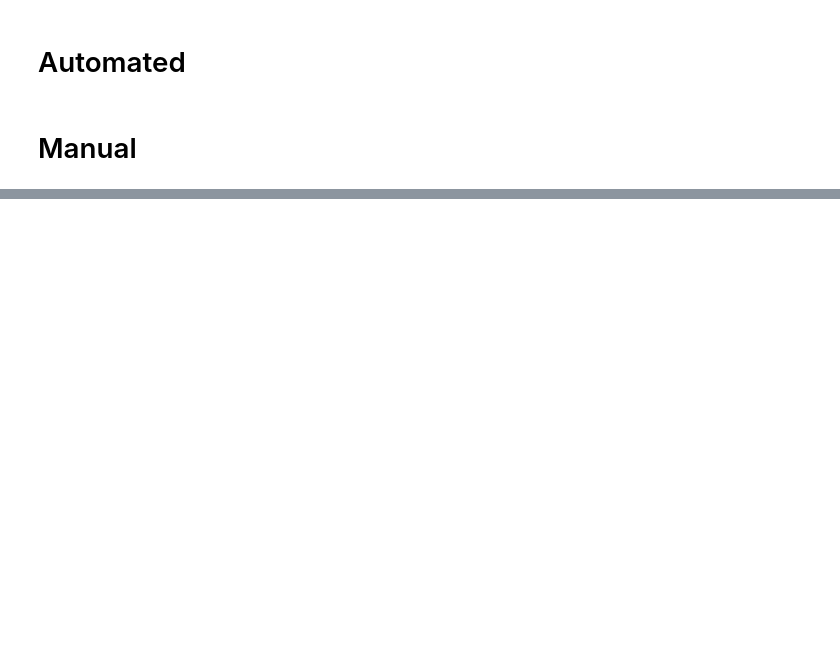
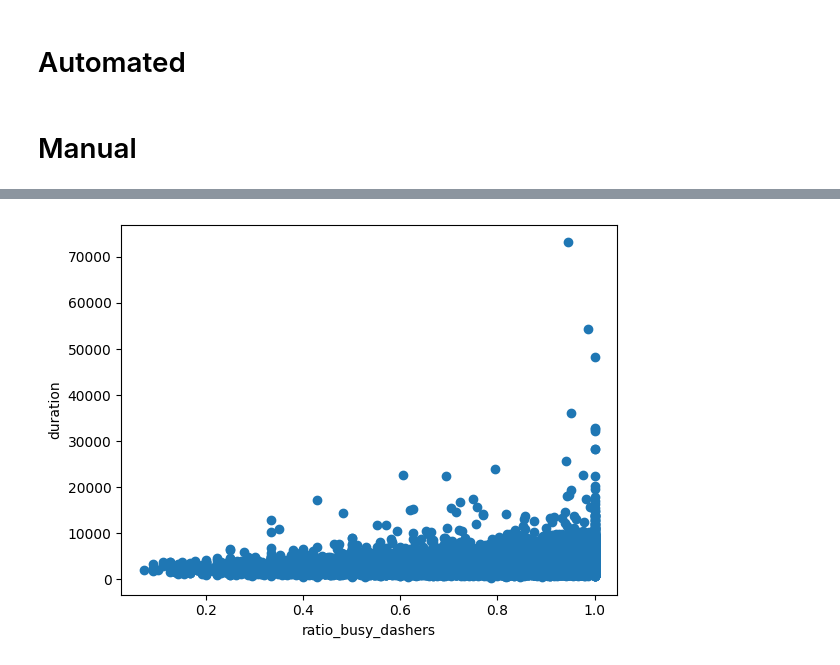
Before and after one commit to AhmetZamanis/MixedEffectsRegressionDeliveryTimes, a Jupyter notebook: 2_EDA.ipynb, the cells around one changed output, grey strips where cells are left out. Saved outputs shown, nothing was run; the diff lists cells and outputs as text; code cells hidden in the pictures; blank space fills up the shorter version.

```diff
--- a/2_EDA.ipynb
+++ b/2_EDA.ipynb
@@ -74,0 +139,7 @@ profile.to_file("EDAReport.html")
+# %%
+# Scatterplot: ratio_busy_dashers
+_ = plt.scatter(df.ratio_busy_dashers, df.duration)
+_ = plt.xlabel("ratio_busy_dashers")
+_ = plt.ylabel("duration")
+# %% [output]
+[figure, added]
```
Also changed, not shown: parts of 10 cells of this notebook, 2 other files.
